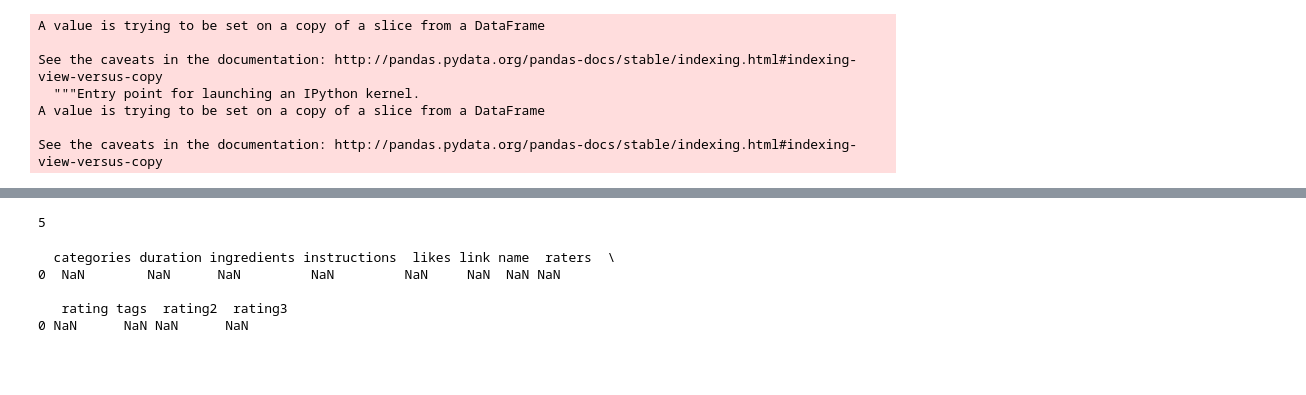
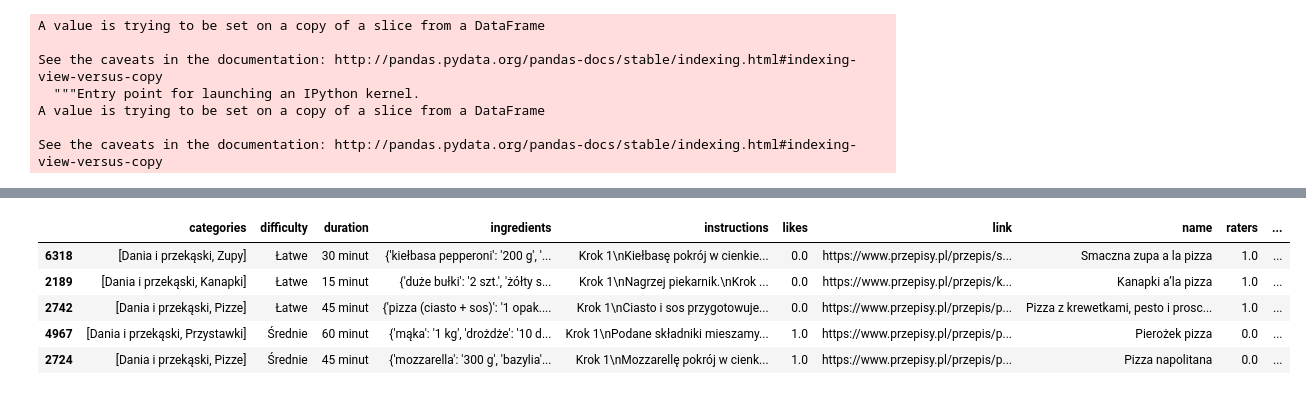
Before and after one commit to Elbereth-Elentari/Recipe_search, a Jupyter notebook: recipe_searcher.ipynb, the cells around one changed output, grey strips where cells are left out. Saved outputs shown, nothing was run; the diff lists cells and outputs as text; code cells hidden in the pictures; blank space fills up the shorter version.

```diff
--- a/recipe_searcher.ipynb
+++ b/recipe_searcher.ipynb
@@ -90,14 +177,10 @@ search_results = r[r["name"].str.contains("maszynkowe")]
 # %%
-search_results.ingredients.str.len().min()
+search_results["ingr_len"] = search_results["ingredients"].apply(len)
+search_results.head()
 # %% [output]
-5
+|  | categories | difficulty | duration | ingredients | instructions | likes | link | name | raters | ... |
+| 6318 | [Dania i przekąski, Zupy] | Łatwe | 30 minut | {'kiełbasa pepperoni': '200 g', '... | Krok 1\nKiełbasę pokrój w cienkie... | 0.0 | https://www.przepisy.pl/przepis/s... | Smaczna zupa a la pizza | 1.0 | ... |
+| 2189 | [Dania i przekąski, Kanapki] | Łatwe | 15 minut | {'duże bułki': '2 szt.', 'żółty s... | Krok 1\nNagrzej piekarnik.\nKrok ... | 0.0 | https://www.przepisy.pl/przepis/k... | Kanapki a’la pizza | 1.0 | ... |
+| 2742 | [Dania i przekąski, Pizze] | Łatwe | 45 minut | {'pizza (ciasto + sos)': '1 opak.... | Krok 1\nCiasto i sos przygotowuje... | 0.0 | https://www.przepisy.pl/przepis/p... | Pizza z krewetkami, pesto i prosc... | 1.0 | ... |
+| 4967 | [Dania i przekąski, Przystawki] | Średnie | 60 minut | {'mąka': '1 kg', 'drożdże': '10 d... | Krok 1\nPodane składniki mieszamy... | 1.0 | https://www.przepisy.pl/przepis/p... | Pierożek pizza | 0.0 | ... |
+| 2724 | [Dania i przekąski, Pizze] | Średnie | 45 minut | {'mozzarella': '300 g', 'bazylia'... | Krok 1\nMozzarellę pokrój w cienk... | 1.0 | https://www.przepisy.pl/przepis/p... | Pizza napolitana | 0.0 | ... |
-# %%
-search_results.index = search_results["ingredients"].str.len()
-search_results = search_results.sort_index(ascending = True).reset_index(drop=True)
-print(search_results.head(1))
-# %% [output]
-  categories duration ingredients instructions  likes link name  raters  \
-0  NaN        NaN      NaN         NaN         NaN     NaN  NaN NaN
-
-   rating tags  rating2  rating3
-0 NaN      NaN NaN      NaN
```
Also changed, not shown: parts of 34 cells of this notebook, 13 other files.
